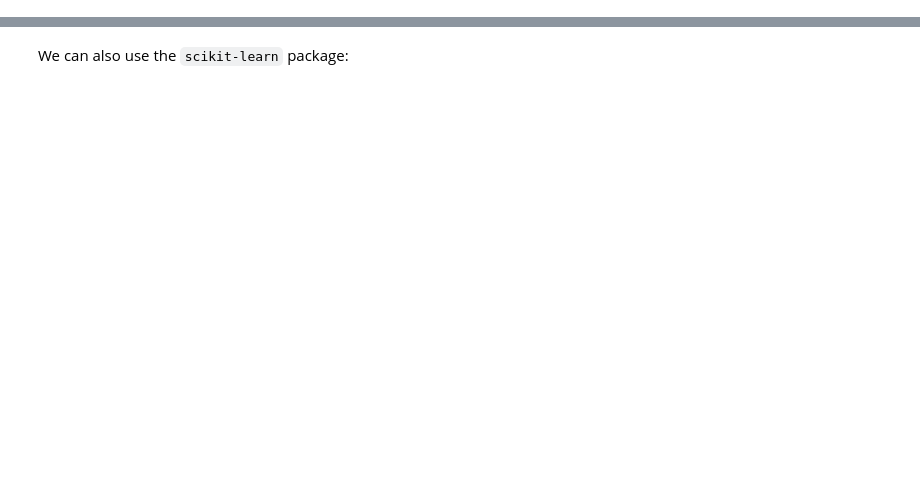
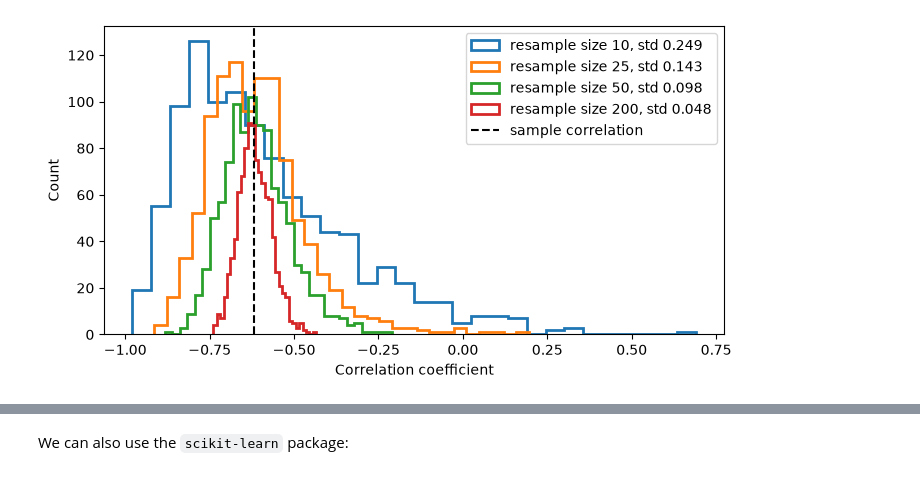
Before and after one commit to geo-smart/mlgeo-book, a Jupyter notebook: book/Chapter2-DataManipulation/2.6_resampling.ipynb, the cells around one changed output, grey strips where cells are left out. Cells and saved outputs as stored; diff of their text form; code cells hidden in the pictures; blank space fills up the shorter version.

```diff
--- a/book/Chapter2-DataManipulation/2.6_resampling.ipynb
+++ b/book/Chapter2-DataManipulation/2.6_resampling.ipynb
@@ -353,0 +143,25 @@ np.isnan(df['new delta e (m)']).any()
+# %%
+number_runs = 1000
+
+# Array to record the correlation coefficient of each resample
+corr_coef_collector = np.zeros(number_runs)
+
+# The bootstrap resample size equals the original sample size.
+length_sub = len(subset)
+
+for i in range(number_runs):
+    # Draw length_sub pairs from the sample, WITH REPLACEMENT
+    new_pairs = rng.choice(subset, size=length_sub, replace=True)
+    corr_coef_collector[i] = np.corrcoef(new_pairs[:, 0], new_pairs[:, 1])[0, 1]
+
+# Plot the bootstrap distribution
+plt.hist(corr_coef_collector, color='black')
+plt.xlabel('Correlation coefficient')
+plt.ylabel('Count')
+
+plt.axvline(x=correlation_matrix[0, 1], color='red')
+plt.axvline(x=sample_corr, color='orange')
+plt.axvline(x=np.median(corr_coef_collector), color='blue')
+plt.legend(['True correlation coefficient', 'Sample correlation coefficient',
+            'Median of bootstrap estimates'])
+plt.show()
@@ -353,0 +178,19 @@ np.isnan(df['new delta e (m)']).any()
+# %%
+resample_sizes = [10, 25, 50, 200]  # 50 is the actual sample size
+
+fig, ax = plt.subplots(figsize=(8, 4))
+for m in resample_sizes:
+    stats_m = np.zeros(number_runs)
+    for i in range(number_runs):
+        new_pairs = rng.choice(subset, size=m, replace=True)
+        stats_m[i] = np.corrcoef(new_pairs[:, 0], new_pairs[:, 1])[0, 1]
+    ax.hist(stats_m, bins=30, histtype='step', lw=2,
+            label=f'resample size {m}, std {np.std(stats_m):.3f}')
+
+ax.axvline(sample_corr, color='k', ls='--', label='sample correlation')
+ax.set_xlabel('Correlation coefficient')
+ax.set_ylabel('Count')
+ax.legend()
+plt.show()
+# %% [output]
+[figure, added]
```
Also changed, not shown: parts of 91 cells of this notebook, 11 other files.
